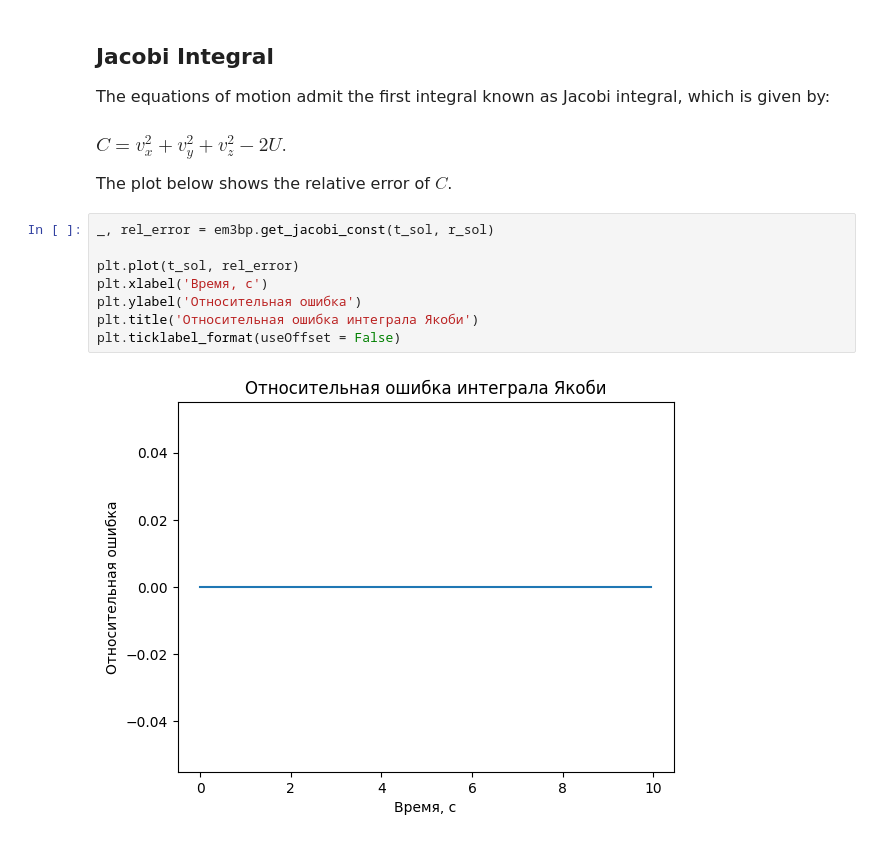
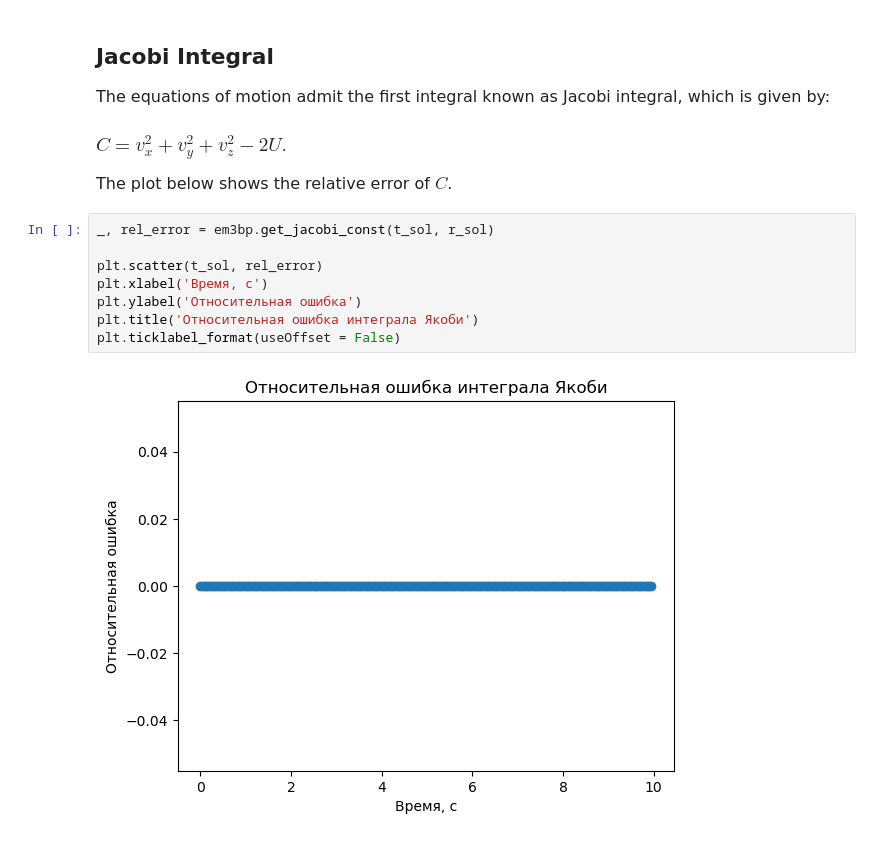
Before and after one commit to DPritykin/3BP, a Jupyter notebook: FindOrbit.ipynb, the cells around one changed output. Drawn from its saved outputs; the diff is of its cells as text.

```diff
--- a/FindOrbit.ipynb
+++ b/FindOrbit.ipynb
@@ -87,10 +120,10 @@ plt.show()
 # %%
 _, rel_error = em3bp.get_jacobi_const(t_sol, r_sol)
 
-plt.plot(t_sol, rel_error)
+plt.scatter(t_sol, rel_error)
 plt.xlabel('Время, с')
 plt.ylabel('Относительная ошибка')
 plt.title('Относительная ошибка интеграла Якоби')
 plt.ticklabel_format(useOffset = False)
 # %% [output]
-[figure, old version]
+[figure, new version]
```
Also changed, not shown: parts of 3 cells of this notebook.
